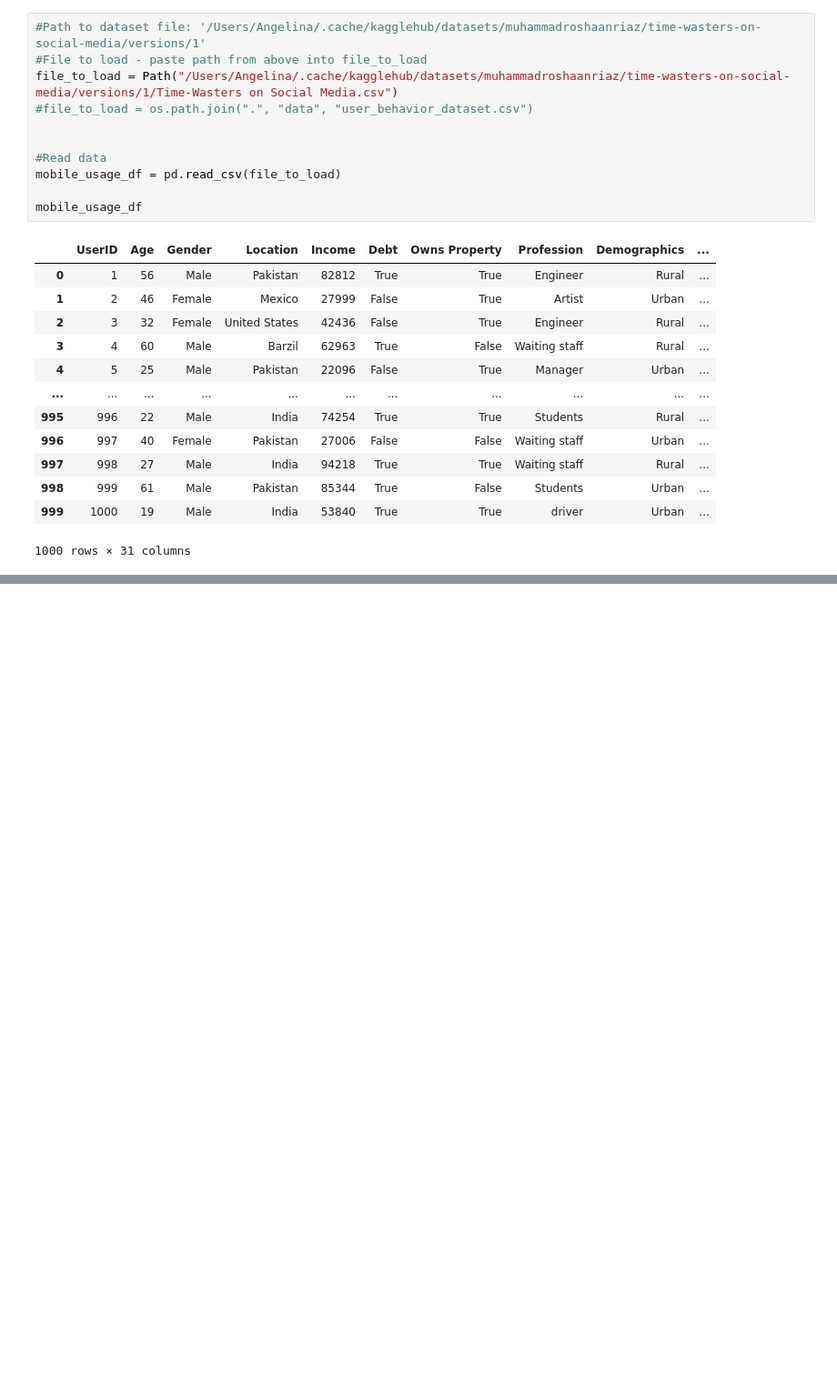
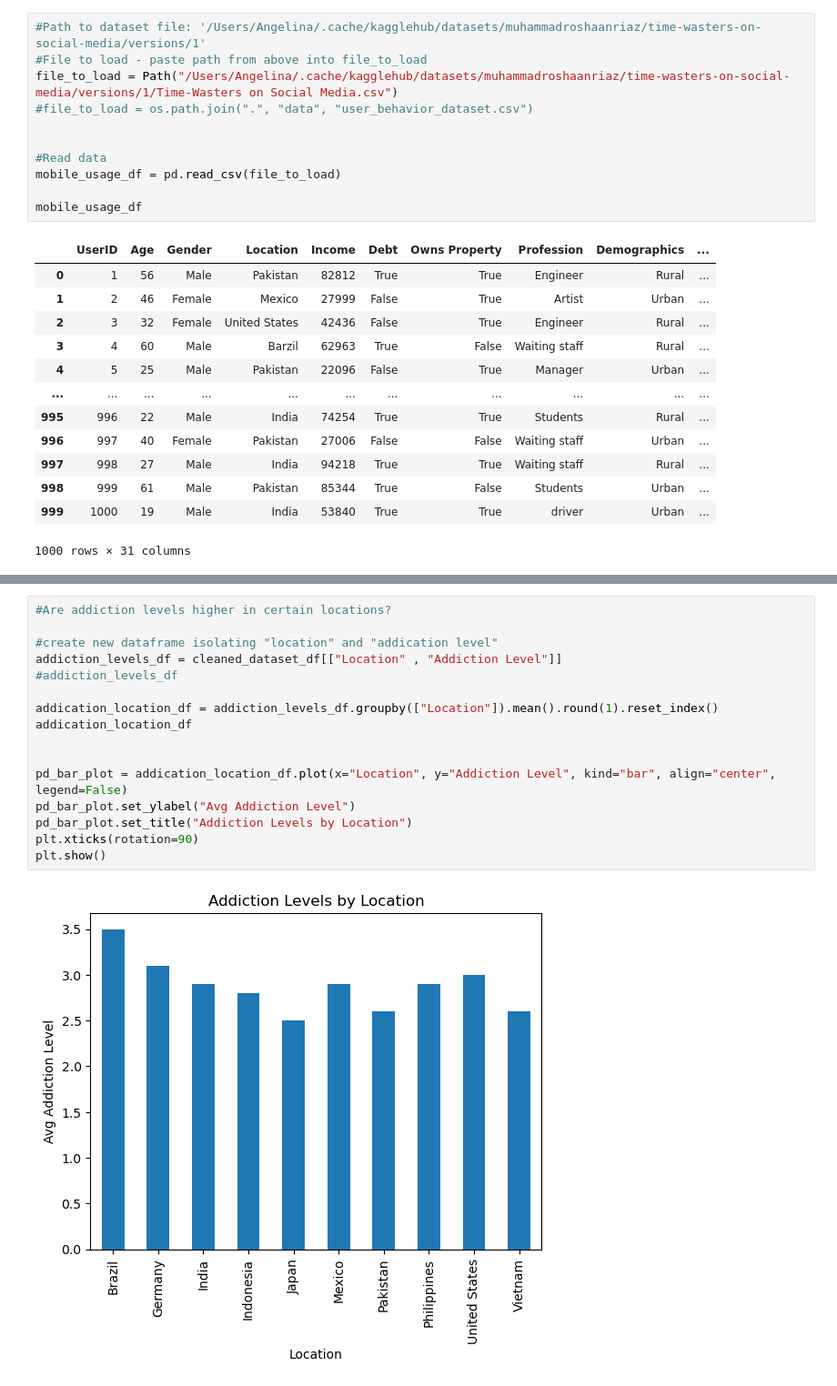
Before and after one commit to wrighang/project_01_team_11, a Jupyter notebook: angelina_Time-Wasters on Social Media.ipynb, the cells around one changed output, grey strips where cells are left out. Shown: that part at 91% size. Drawn from its saved outputs; the diff is of its cells as text; blank space fills up the shorter version.

```diff
--- a/angelina_Time-Wasters on Social Media.ipynb
+++ b/angelina_Time-Wasters on Social Media.ipynb
@@ -55,0 +318,18 @@ mobile_usage_df
+# %%
+#Are addiction levels higher in certain locations?
+
+#create new dataframe isolating "location" and "addication level"
+addiction_levels_df = cleaned_dataset_df[["Location" , "Addiction Level"]]
+#addiction_levels_df
+
+addication_location_df = addiction_levels_df.groupby(["Location"]).mean().round(1).reset_index()
+addication_location_df
+
+
+pd_bar_plot = addication_location_df.plot(x="Location", y="Addiction Level", kind="bar", align="center", legend=False)
+pd_bar_plot.set_ylabel("Avg Addiction Level")
+pd_bar_plot.set_title("Addiction Levels by Location")
+plt.xticks(rotation=90)
+plt.show()
+# %% [output]
+[figure, added]
```
Also changed, not shown: parts of 33 cells of this notebook, 4 other files.
